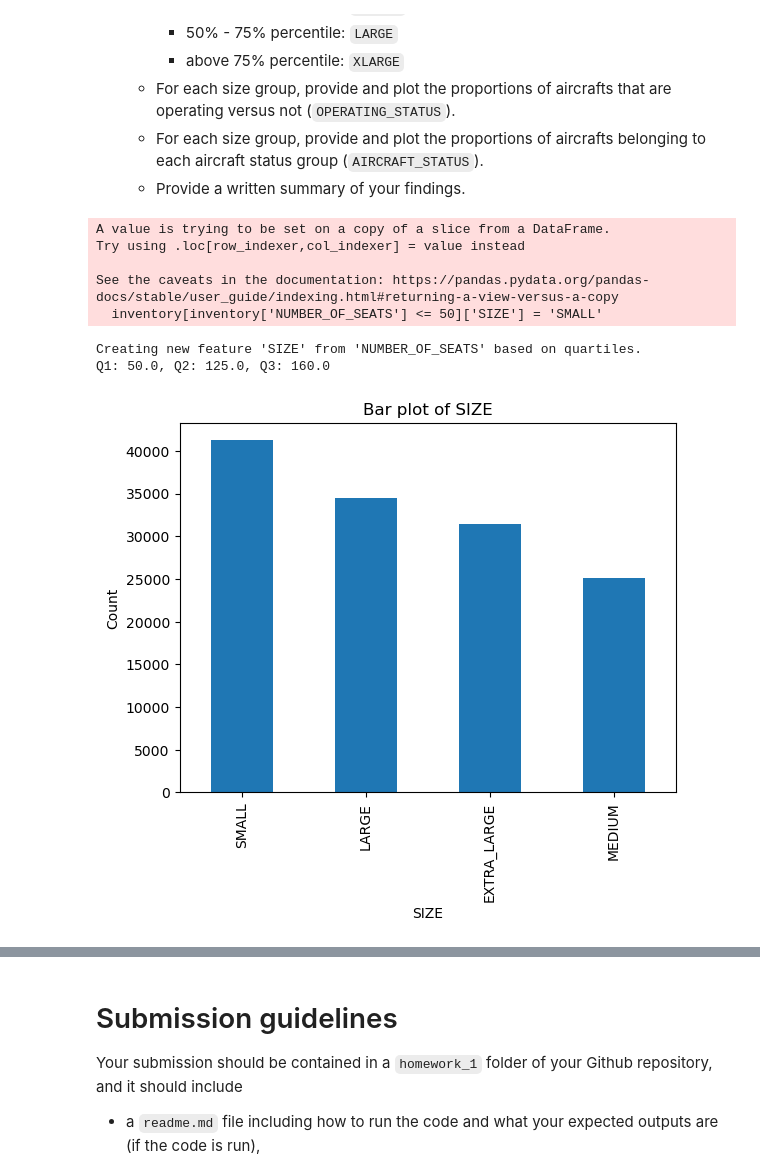
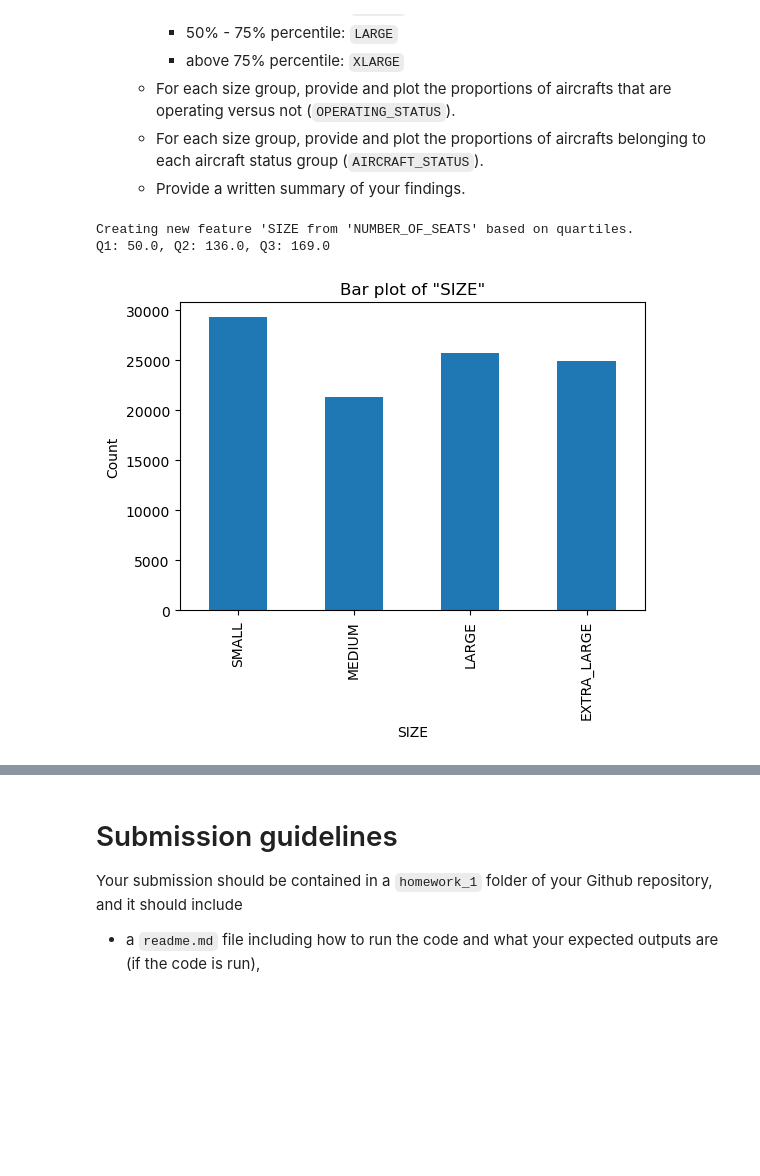
Before and after one commit to liv-fing/de300-2026wi-fingerson, a Jupyter notebook: homework_1/DATA_ENG300_HW1_Aircraft-1.ipynb, the cells around one changed output, grey strips where cells are left out. Drawn from its saved outputs; the diff is of its cells as text; code cells hidden in the pictures; blank space fills up the shorter version.

```diff
--- a/homework_1/DATA_ENG300_HW1_Aircraft-1.ipynb
+++ b/homework_1/DATA_ENG300_HW1_Aircraft-1.ipynb
@@ -193,7 +183,4 @@ def impute_numeric_knn(df):
 # %%
-# choose from `CARRIER`, `CARRIER_NAME`, `MANUFACTURE_YEAR`, `NUMBER_OF_SEATS`, `CAPACITY_IN_POUNDS`, and `AIRLINE_ID`
-
-investigate(inventory['AIRLINE_ID'])
-
-inventory_imputed = impute_numeric_knn(inventory)
+inventory_cleaned = fix_carrier_name(inventory)
+inventory_imputed = impute_numeric_knn(inventory_cleaned)
 # %% [output]
@@ -213,17 +271,17 @@ Go ahead and impute.
 
 3. Remove data rows that still have missing values.  Report the amount of remaining data you obtained.
 # %%
-
 def remove_missing_data_rows(df):
+    '''
+    removes rows with any missing data from the dataframe
+    '''
     clean_df = df.copy()
-    print(f'Number of missing rows:\n{df.isnull().sum()}')
+    print(f'Number of missing rows:\n{df.isnull().sum()}') # print number of missing rows per column
     print(f'\nOriginal shape: {df.shape}')
-    clean_df = clean_df.dropna(axis=0, how='any') # drop whole rows
-    print(f'New shape: {clean_df.shape}')
+    clean_df = clean_df.dropna(axis=0, how='any') # drop whole rows if they have any missing data
+    print(f'\nNew shape: {clean_df.shape}')
     return clean_df
 # %%
-inventory_copy = inventory.copy()
-
-inventory_clean = remove_missing_data_rows(inventory_copy)
+inventory_imputed = remove_missing_data_rows(inventory_imputed)
 # %% [output]
 Number of missing rows:
@@ -245,0 +393,6 @@ New shape: (101167, 18)
+# %%
+inventory_imputed['CAPACITY_IN_POUNDS_BOXCOX'] = boxcox_transform(inventory_imputed['CAPACITY_IN_POUNDS'])
+skewtest_and_hist(inventory_imputed['CAPACITY_IN_POUNDS_BOXCOX'])
+
+inventory_imputed['NUMBER_OF_SEATS_BOXCOX'] = boxcox_transform(inventory_imputed['NUMBER_OF_SEATS'])
+skewtest_and_hist(inventory_imputed['NUMBER_OF_SEATS_BOXCOX'])
@@ -255,12 +423,4 @@ New shape: (101167, 18)
     - For each size group, provide and plot the proportions of aircrafts that are operating versus not (`OPERATING_STATUS`).
     - For each size group, provide and plot the proportions of aircrafts belonging to each aircraft status group (`AIRCRAFT_STATUS`).
     - Provide a written summary of your findings.
-# %%
-inventory[inventory['NUMBER_OF_SEATS'] <= 50]['SIZE'] = 'SMALL'
-# %% [output]
-A value is trying to be set on a copy of a slice from a DataFrame.
-Try using .loc[row_indexer,col_indexer] = value instead
-
-See the caveats in the documentation: https://pandas.pydata.org/pandas-docs/stable/user_guide/indexing.html#returning-a-view-versus-a-copy
-  inventory[inventory['NUMBER_OF_SEATS'] <= 50]['SIZE'] = 'SMALL'
 # %%
@@ -294,6 +478,6 @@ def new_quartile_feature(df, old_feature, new_feature):
 # %%
-new_quartile_feature(inventory_imputed, 'NUMBER_OF_SEATS', 'SIZE')
+size_quartile_feature(inventory_imputed, 'NUMBER_OF_SEATS')
 # %% [output]
-Creating new feature 'SIZE' from 'NUMBER_OF_SEATS' based on quartiles.
-Q1: 50.0, Q2: 125.0, Q3: 160.0
+Creating new feature 'SIZE from 'NUMBER_OF_SEATS' based on quartiles.
+Q1: 50.0, Q2: 136.0, Q3: 169.0
-[figure, old version]
+[figure, new version]
```
Also changed, not shown: parts of 24 cells of this notebook, 3 other files.
